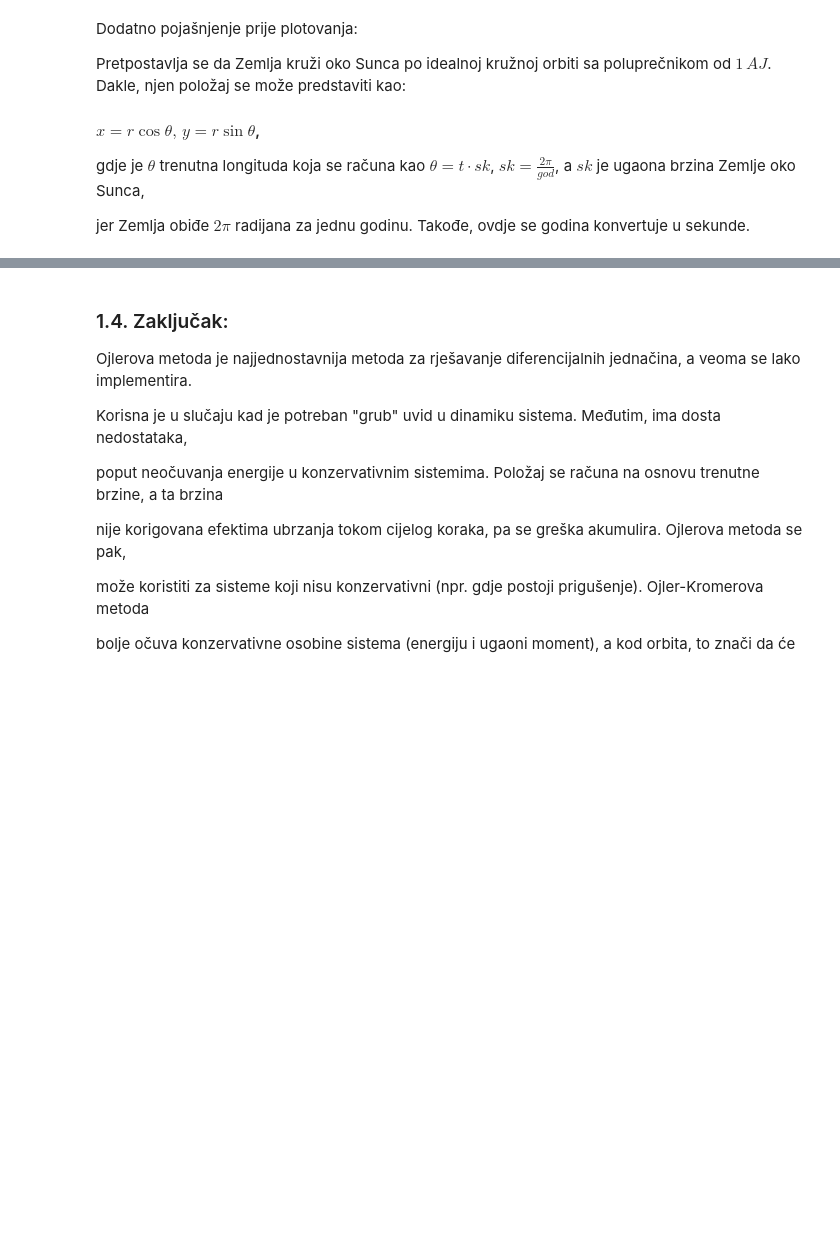
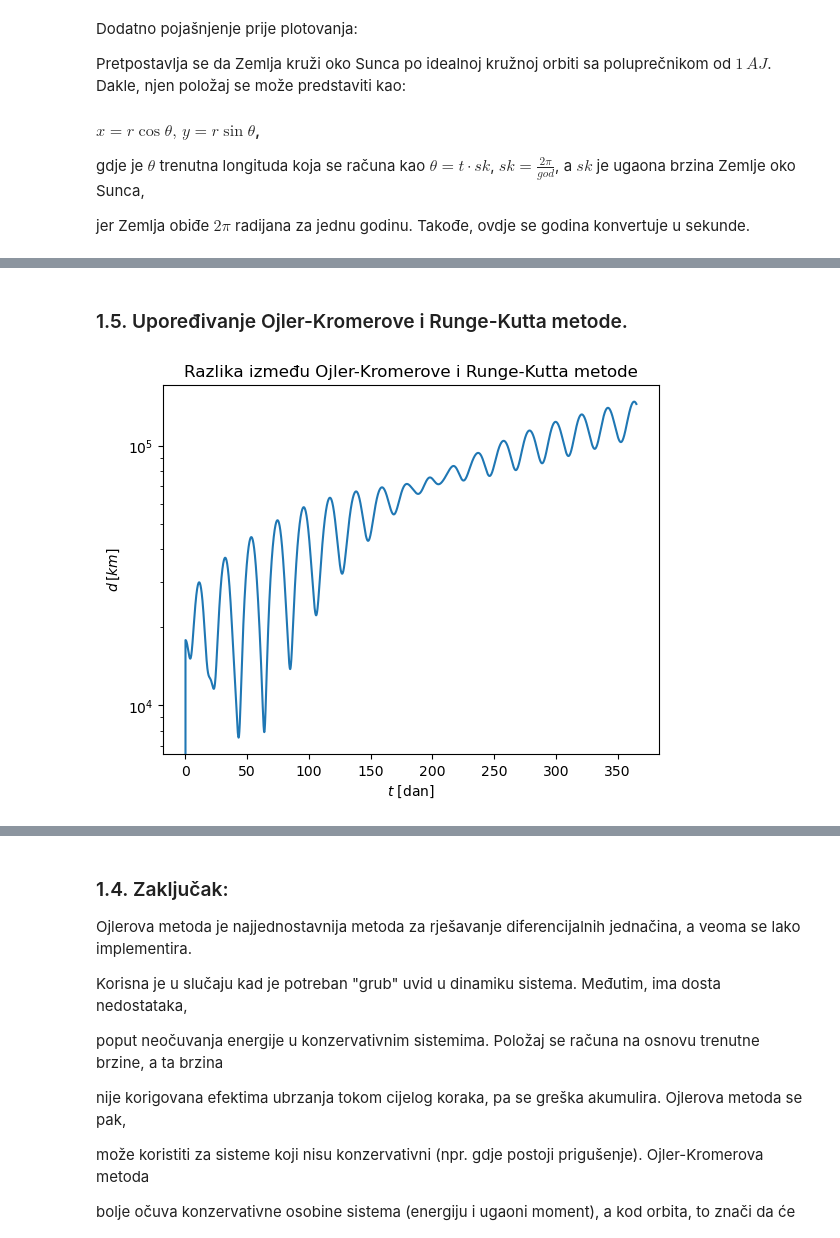
Before and after one commit to zorzeus/Numericke-metode-u-astronomiji, a Jupyter notebook: nma_07.ipynb, the cells around one changed output, grey strips where cells are left out. Saved outputs shown, nothing was run; the diff lists cells and outputs as text; code cells hidden in the pictures; blank space fills up the shorter version.

```diff
--- a/nma_07.ipynb
+++ b/nma_07.ipynb
@@ -205,6 +202,8 @@ print(x_hc)
 # %% [output]
 [149916770700.0]
 # %%
+start = time.time()
+
 xz = au2m(1) # koordinate Zemlje
 yz = 0
 zz = 0
@@ -218,7 +217,7 @@ z_gc = [z_hc[0] - zz]
 dt = day2second(1/24/6) # korak integracije
 t = 0 # početno vrijeme
 
-while t < year2second(1):
+while t < year2second(1): # jedna godina (eksperimentisati)
 
     r_hc=(x_hc[-1] ** 2 + y_hc[-1] ** 2 + z_hc[-1] ** 2)**(1/2)
     r_gc=(x_gc[-1] ** 2 + y_gc[-1] ** 2 + z_gc[-1] ** 2)**(1/2)
@@ -255,3 +254,6 @@ z_hc = np.array(z_hc)
 x_gc = np.array(x_gc)
 y_gc = np.array(y_gc)
 z_gc = np.array(z_gc)
+
+end = time.time()
+print(f'Vrijeme izvršavanja za Ojler-Kromerovu metodu: {end - start:.2f} s.')
@@ -287,0 +498,18 @@ plt.show()
+# %% [markdown]
+### 1.5. Upoređivanje Ojler-Kromerove i Runge-Kutta metode.
+# %%
+dx = np.array(x_rk) - x_gc
+dy = np.array(y_rk) - y_gc
+dz = np.array(z_rk) - z_gc
+
+d = np.sqrt(dx**2 + dy**2 + dz**2)
+
+plt.plot(second2day(np.array(vrijeme)), d/1000)
+plt.yscale('log')
+plt.xlabel(r'$t$ [dan]')
+plt.ylabel(r'$d\,[km]$')
+plt.title('Razlika između Ojler-Kromerove i Runge-Kutta metode')
+
+plt.show()
+# %% [output]
+[figure, added]
```
Also changed, not shown: parts of 18 cells of this notebook.
